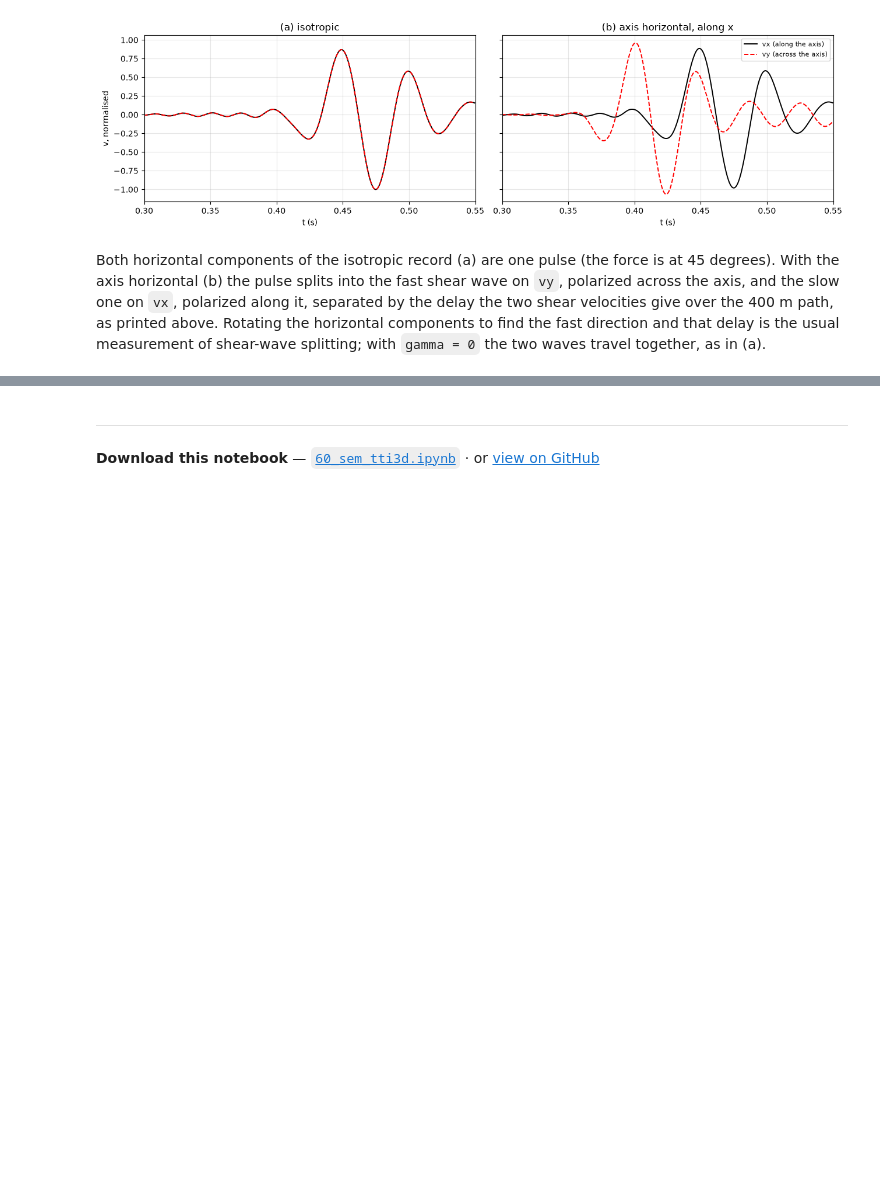
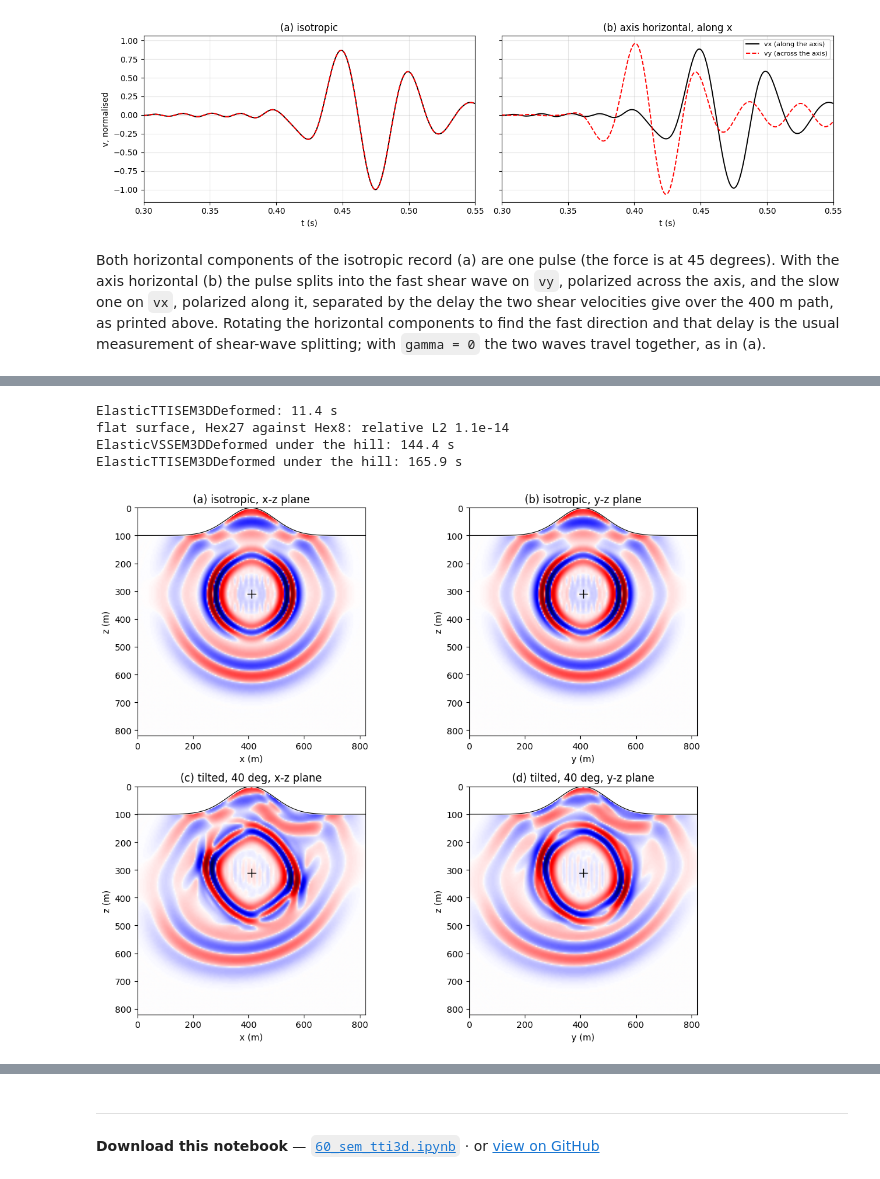
Before and after one commit to DeepWave-KAUST/sweep, a Jupyter notebook: docs/notebooks/60_sem_tti3d.ipynb, the cells around one changed output, grey strips where cells are left out. Saved outputs shown, nothing was run; the diff lists cells and outputs as text; code cells hidden in the pictures; blank space fills up the shorter version.

```diff
--- a/docs/notebooks/60_sem_tti3d.ipynb
+++ b/docs/notebooks/60_sem_tti3d.ipynb
@@ -113,6 +118,7 @@ horizontal components are the same pulse, in the medium with the horizontal axis
 the axis) leads `vx` (along it) by `400 (1/vs - 1/(vs sqrt(1 + 2 gamma)))`.
 # %%
 SHAPE2, DT2, NT2 = (49, 41, 41), 5e-4, 1100                # 480 x 400 x 400 m, 0.55 s
+DH2, ABCN2 = 10.0, 16                                     # 10 m cells here
 GAMMA = 0.15
 t2 = np.arange(NT2) * DT2
 a2 = (np.pi * F0 * (t2 - DELAY)) ** 2
@@ -121,11 +127,11 @@ src2 = np.array([[20.0, 20.0, 40.0]])                     # 400 m deep
 rec2 = np.array([[[20.0, 20.0, 0.0]]])                    # on the surface above
 
 
-def split(eq, extra=()):
-    p = PropSEM(eq, shape=SHAPE2, dh=DH, dt=DT2, n_order=NO, abcn=ABCN, free_surface=True,
+def split(eq, extra=(), **kw):
+    p = PropSEM(eq, shape=SHAPE2, dh=DH2, dt=DT2, n_order=NO, abcn=ABCN2, free_surface=True,
                 f_dominant=F0, dev=DEV, dtype=F64, impl="eager", memory=Full(),
                 eager_options=EagerOptions(use_compile=False), source_type=["vx", "vy"],
-                receiver_type=["vx", "vy"])
+                receiver_type=["vx", "vy"], **kw)
     ms = [torch.full(SHAPE2, float(v), dtype=F64, device=DEV) for v in (VP, VS, RHO) + extra]
     t0 = time.time()
     with torch.no_grad():
@@ -170,0 +189,58 @@ splitting; with `gamma = 0` the two waves travel together, as in (a).
+# %%
+from sweep.sem import ElasticTTISEM3DDeformed, ElasticVSSEM3DDeformed
+
+hti_flat = split(ElasticTTISEM3DDeformed, (0.0, 0.0, GAMMA, np.pi / 2, 0.0),
+                 topography=np.zeros(SHAPE2[1:]))
+print(f"flat surface, Hex27 against Hex8: relative L2 "
+      f"{np.linalg.norm(hti_flat - hti2) / np.linalg.norm(hti2):.1e}")
+
+SHAPE3, SNAP3 = SHAPE, 800                                 # 0.2 s, 0.14 s after the peak
+yy, xx = np.meshgrid(np.arange(SHAPE3[1]), np.arange(SHAPE3[2]), indexing="ij")
+topo = 20.0 * (1.0 - np.exp(-((xx - C0) ** 2 + (yy - C0) ** 2) / 24.0 ** 2))   # rows: crest 0, plain 20
+t3 = np.arange(SNAP3 + 1) * DT
+a3 = (np.pi * F0 * (t3 - DELAY)) ** 2
+wav3 = torch.from_numpy((1 - 2 * a3) * np.exp(-a3)).to(DEV, F32)
+src3 = np.array([[C0, C0, 62.0]])                          # 310 m below the crest
+
+
+def under_hill(eq, extra=()):
+    p = PropSEM(eq, shape=SHAPE3, dh=DH, dt=DT, n_order=NO, abcn=ABCN, free_surface=True,
+                topography=topo, f_dominant=F0, dev=DEV, dtype=F32, impl="eager", memory=Full(),
+                eager_options=EagerOptions(use_compile=False), source_type=["vz"],
+                receiver_type=["vz"])
+    ms = [torch.full(SHAPE3, float(v), dtype=F32, device=DEV) for v in (VP, VS, RHO) + extra]
+    t0 = time.time()
+    with torch.no_grad():
+        _, snaps = p(wav3, src3, np.array([[[C0, C0, 24.0]]]), models=ms,
+                     return_wavefield=True, snapshot_times=[SNAP3])
+    print(f"{eq.__name__} under the hill: {time.time() - t0:.1f} s")
+    v = snaps[0, 0, 0, 0].numpy()                         # the layer below and at the sides
+    py, px = ((n - s) // 2 for n, s in zip(v.shape[1:], SHAPE3[1:]))
+    return v[:SHAPE3[0], py:py + SHAPE3[1], px:px + SHAPE3[2]]
+
+
+hill = {"isotropic": under_hill(ElasticVSSEM3DDeformed),
+        "tilted, 40 deg": under_hill(ElasticTTISEM3DDeformed, ANISO + TILT)}
+
+fig, ax = plt.subplots(2, 2, figsize=(11, 9))
+peak = np.percentile(np.abs(np.stack(list(hill.values()))), 99.9)   # one scale for all
+for i, (name, v) in enumerate(hill.items()):
+    for j, (sl, surf, lab) in enumerate(((v[:, C0, :], topo[C0, :], "x-z plane"),
+                                         (v[:, :, C0], topo[:, C0], "y-z plane"))):
+        img = np.sign(sl) * np.sqrt(np.abs(sl) / peak)    # zero above the surface
+        a_ = ax[i, j]
+        a_.imshow(img, cmap="seismic", vmin=-1.0, vmax=1.0, extent=ext, interpolation="bilinear")
+        a_.fill_between(np.arange(SHAPE3[2]) * DH, 0.0, surf * DH, color="w")   # the air
+        a_.plot(np.arange(SHAPE3[2]) * DH, surf * DH, "k", lw=0.8)
+        a_.plot(C0 * DH, 62.0 * DH, "k+", ms=10)
+        a_.set_title(f"({'abcd'[2 * i + j]}) {name}, {lab}")
+        a_.set_xlabel("x (m)" if j == 0 else "y (m)")
+        a_.set_ylabel("z (m)")
+fig.tight_layout()
+plt.show()
+# %% [output]
+ElasticTTISEM3DDeformed: 11.4 s
+flat surface, Hex27 against Hex8: relative L2 1.1e-14
+ElasticVSSEM3DDeformed under the hill: 144.4 s
+ElasticTTISEM3DDeformed under the hill: 165.9 s
+[figure, added]
```
Also changed, not shown: parts of 8 cells of this notebook, 9 other files.
